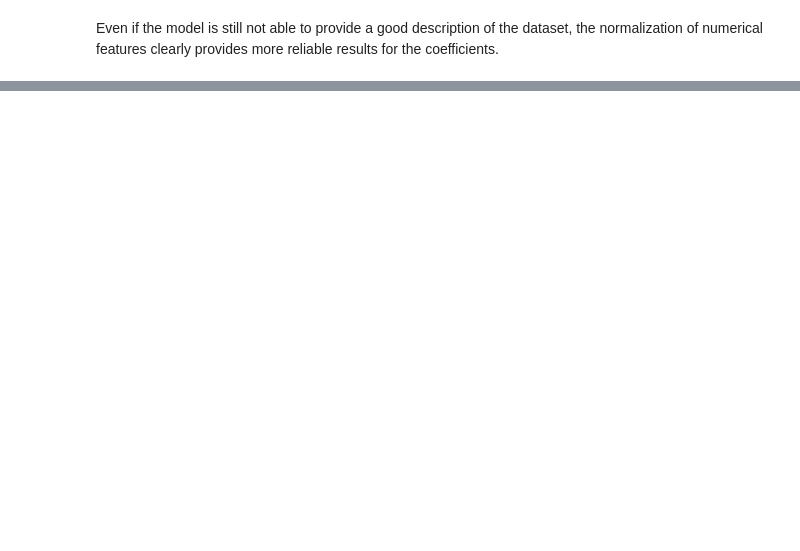
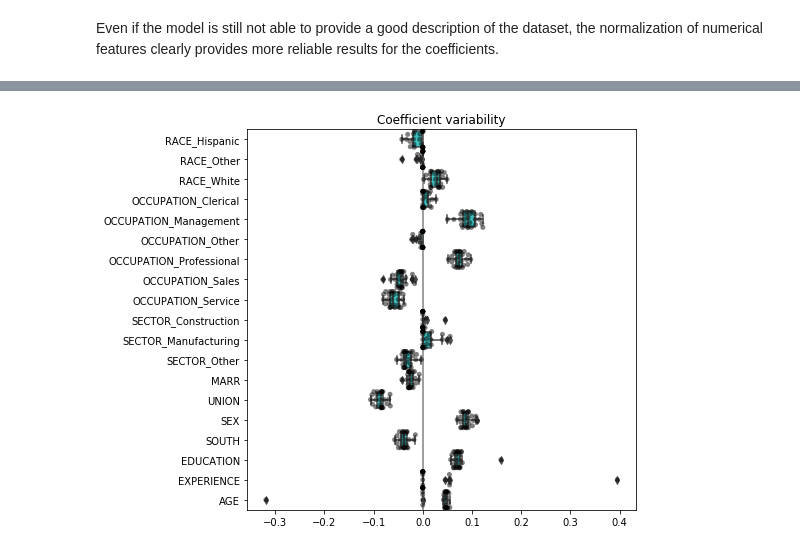
Before and after one commit to cmarmo/linearcoeff_interp, a Jupyter notebook: plot_linear_model_coefficient_interpretation.ipynb, the cells around one changed output, grey strips where cells are left out. Cells and saved outputs as stored; diff of their text form; code cells hidden in the pictures; blank space fills up the shorter version.

```diff
--- a/plot_linear_model_coefficient_interpretation.ipynb
+++ b/plot_linear_model_coefficient_interpretation.ipynb
@@ -684,0 +685,18 @@ reliable results for the coefficients.
+# %%
+cv_model = cross_validate(
+    model, X, y, cv=RepeatedKFold(n_splits=5, n_repeats=5),
+    return_estimator=True, n_jobs=-1
+)
+coefs = pd.DataFrame(
+    [est.named_steps['transformedtargetregressor'].regressor_.coef_
+     for est in cv_model['estimator']],
+    columns=feature_names
+)
+plt.figure(figsize=(9, 7))
+sns.swarmplot(data=coefs, orient='h', color='k', alpha=0.5)
+sns.boxplot(data=coefs, orient='h', color='cyan', saturation=0.5)
+plt.axvline(x=0, color='.5')
+plt.title('Coefficient variability')
+plt.subplots_adjust(left=.3)
+# %% [output]
+[figure, added]
```
Also changed, not shown: parts of 13 cells of this notebook.
